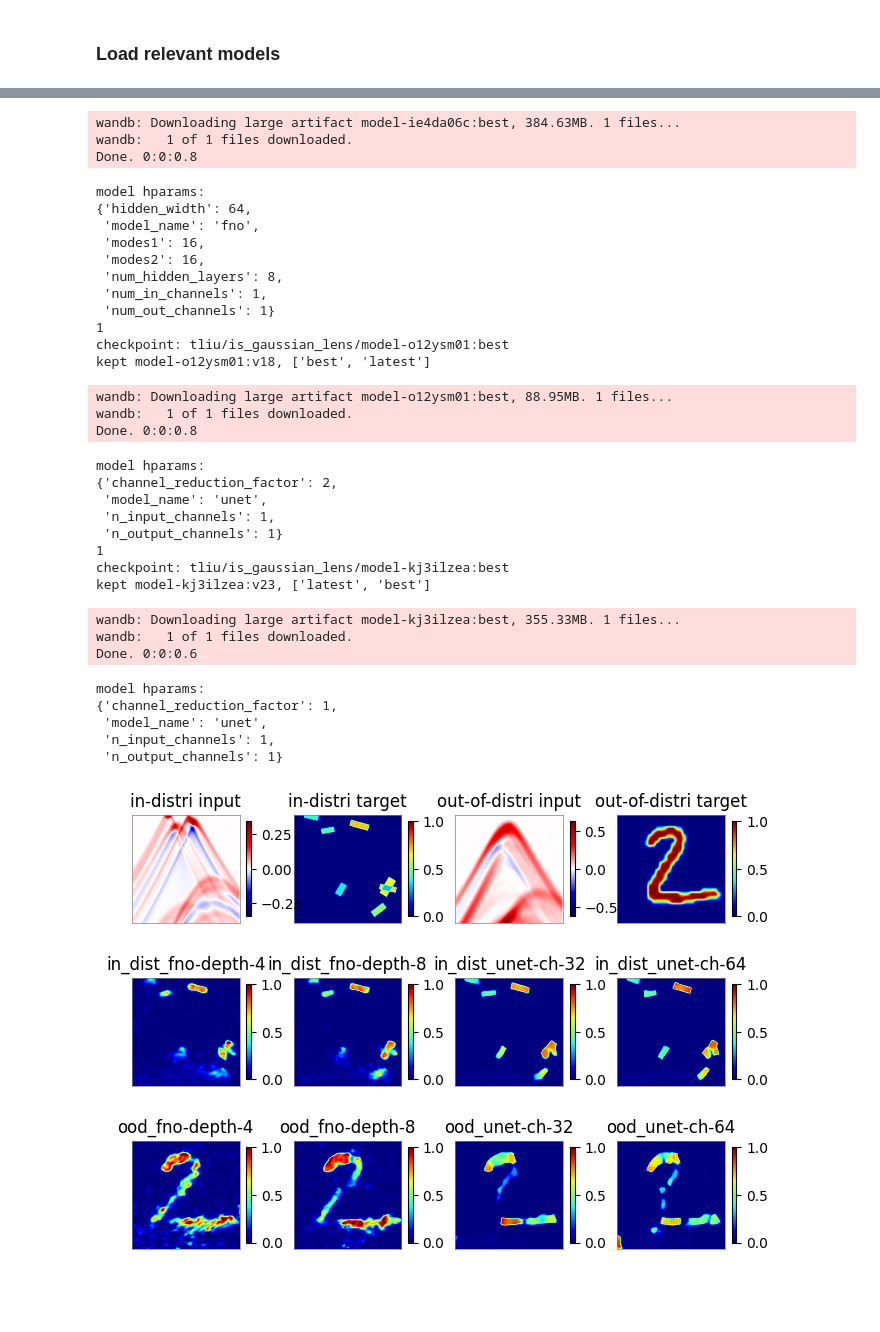
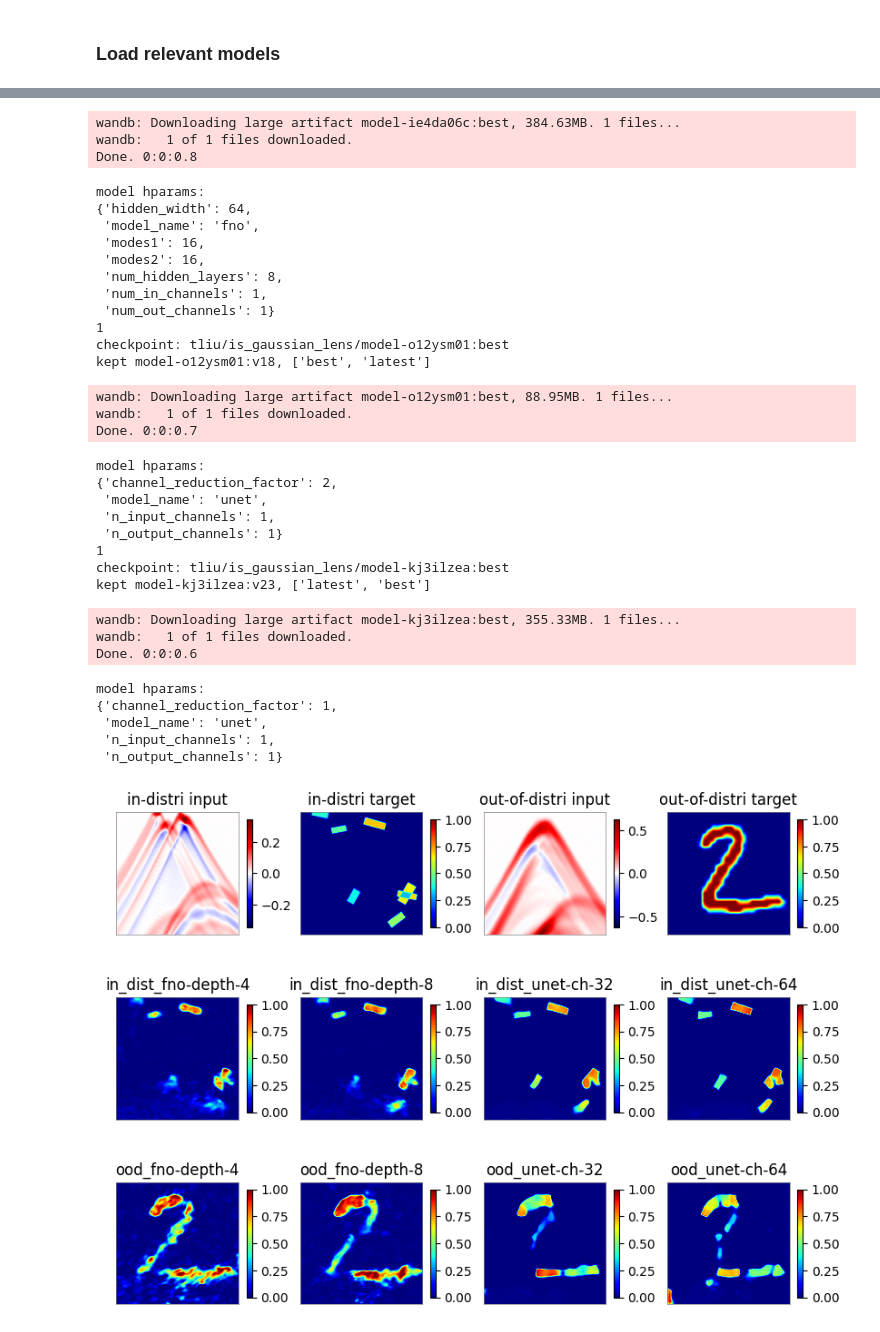
Before and after one commit to wavebench/wavebench, a Jupyter notebook: notebooks/evaluation/evaluate-model-on-rtc.ipynb, the cells around one changed output, grey strips where cells are left out. Cells and saved outputs as stored; diff of their text form; code cells hidden in the pictures; blank space fills up the shorter version.

Commit message:
edit the figure style of model predictions

```diff
--- a/notebooks/evaluation/evaluate-model-on-rtc.ipynb
+++ b/notebooks/evaluation/evaluate-model-on-rtc.ipynb
@@ -190,15 +191,12 @@ for setting in ['in_dist', 'ood']:
 
 nrows = 3
 ncols = 4
-fig_size = (8, 6)
+fig_size = (10, 7.5)
 cbar_shrink = 0.7
 x_list = list(pannel_dict.values())
 for i in range(len(x_list)):
     x_list[i] = np.asarray(x_list[i])
 
-
-import numpy as np
-from wavebench.plot_utils import plot_image
 
 fig = plt.figure()
 fig.set_size_inches(fig_size)
@@ -207,7 +205,7 @@ im = np.empty(axes.shape, dtype=object)
 
 
 
-for i, (x, ax_, v) in enumerate(zip(x_list, axes.flat, vrange_)):
+for i, (x, ax_) in enumerate(zip(x_list, axes.flat)):
     if i ==0 or i == 2:
         im_, _ = plot_image(x, ax=ax_, norm=colors.CenteredNorm(), cmap='seismic')
     else:
@@ -242,32 +240,32 @@ wandb:   1 of 1 files downloaded.
 Done. 0:0:0.8
 model hparams:
 {'hidden_width': 64,
  'model_name': 'fno',
  'modes1': 16,
  'modes2': 16,
  'num_hidden_layers': 8,
  'num_in_channels': 1,
  'num_out_channels': 1}
 1
 checkpoint: tliu/is_gaussian_lens/model-o12ysm01:best
 kept model-o12ysm01:v18, ['best', 'latest']
 wandb: Downloading large artifact model-o12ysm01:best, 88.95MB. 1 files...
 wandb:   1 of 1 files downloaded.
-Done. 0:0:0.8
+Done. 0:0:0.7
 model hparams:
 {'channel_reduction_factor': 2,
  'model_name': 'unet',
  'n_input_channels': 1,
  'n_output_channels': 1}
 1
 checkpoint: tliu/is_gaussian_lens/model-kj3ilzea:best
 kept model-kj3ilzea:v23, ['latest', 'best']
 wandb: Downloading large artifact model-kj3ilzea:best, 355.33MB. 1 files...
 wandb:   1 of 1 files downloaded.
 Done. 0:0:0.6
 model hparams:
 {'channel_reduction_factor': 1,
  'model_name': 'unet',
  'n_input_channels': 1,
  'n_output_channels': 1}
-[figure, old version]
+[figure, new version]
```
Also changed, not shown: parts of 5 cells of this notebook, 7 other files.
